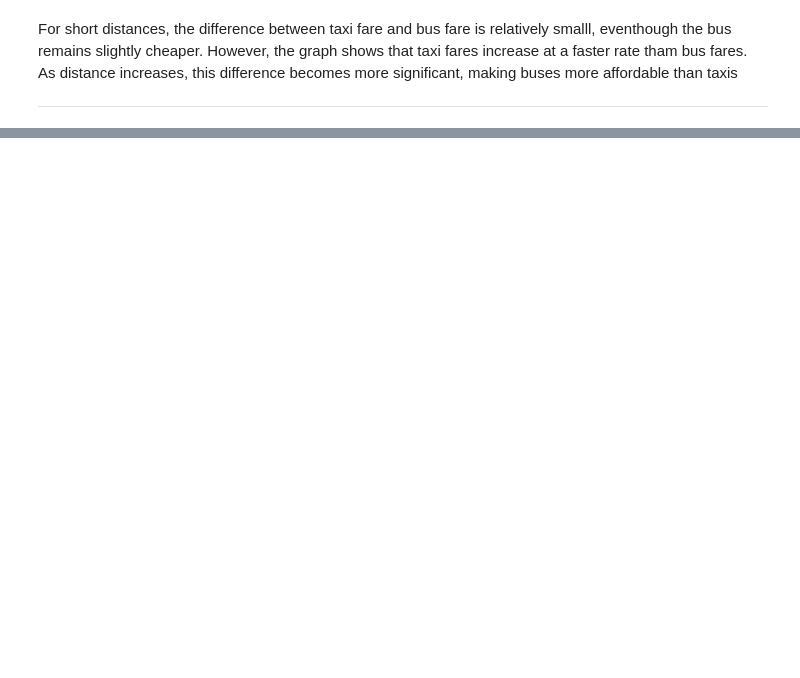
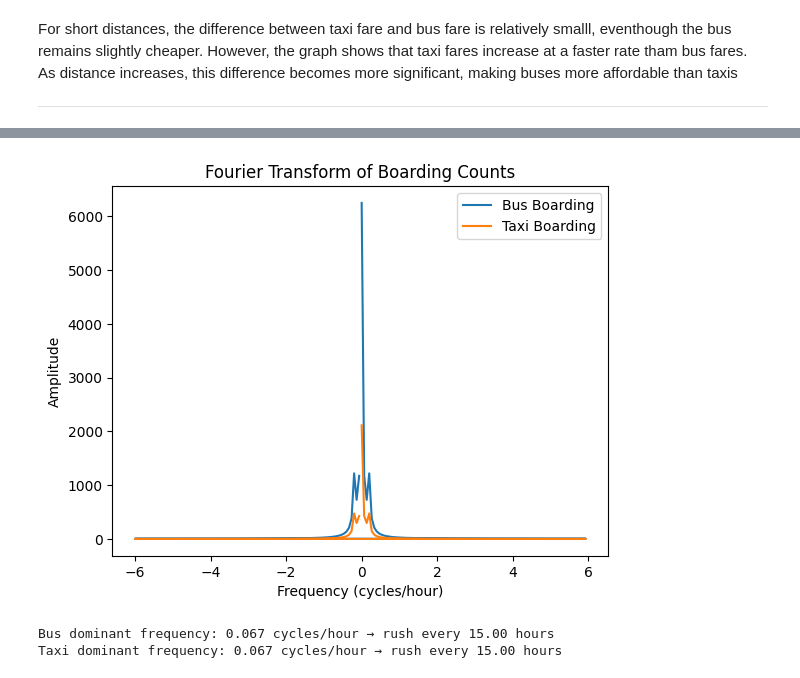
Before and after one commit to Faara34/-Optimisation-of-Travel-Routes-in-Colombo-Using-Python, a Jupyter notebook: Mathcw.ipynb, the cells around one changed output, grey strips where cells are left out. Cells and saved outputs as stored; diff of their text form; code cells hidden in the pictures; blank space fills up the shorter version.

```diff
--- a/Mathcw.ipynb
+++ b/Mathcw.ipynb
@@ -64,0 +122,52 @@ For short distances, the difference between taxi fare and bus fare is relatively
+# %%
+#bus and taxi boarding counts
+bus_boarding = (30 +
+                20*np.sin(2*np.pi*time_intervals/morning_interval) +
+                15*np.sin(2*np.pi*time_intervals/evening_interval))
+# %%
+taxi_boarding = (10 +
+                 8*np.sin(2*np.pi*time_intervals/morning_interval) +
+                 5*np.sin(2*np.pi*time_intervals/evening_interval))
+# %%
+#applying fourier
+bus_fft = np.fft.fft(bus_boarding)
+taxi_fft = np.fft.fft(taxi_boarding)
+
+freqs = np.fft.fftfreq(180, d=interval_length)
+# %%
+#take magnitude
+bus_mag = np.abs(bus_fft)
+taxi_mag = np.abs(taxi_fft)
+# %%
+#plot fft
+plt.plot(freqs, bus_mag, label='Bus Boarding')
+plt.plot(freqs, taxi_mag, label='Taxi Boarding')
+plt.xlabel('Frequency (cycles/hour)')
+plt.ylabel('Amplitude')
+plt.title('V')
+plt.legend()
+plt.show()
+# %% [output]
+[figure, added]
+# %%
+pos_mask = freqs > 0  # only positive frequencies
+freqs_pos = freqs[pos_mask]
+bus_mag_pos = bus_mag[pos_mask]
+taxi_mag_pos = taxi_mag[pos_mask]
+
+# Dominant frequency
+bus_peak_index = np.argmax(bus_mag_pos)
+taxi_peak_index = np.argmax(taxi_mag_pos)
+
+bus_peak_freq = freqs_pos[bus_peak_index]   # cycles per hour
+taxi_peak_freq = freqs_pos[taxi_peak_index]
+
+# Time between repeating peaks
+bus_rush_period = 1 / bus_peak_freq
+taxi_rush_period = 1 / taxi_peak_freq
+
+print(f"Bus dominant frequency: {bus_peak_freq:.3f} cycles/hour → rush every {bus_rush_period:.2f} hours")
+print(f"Taxi dominant frequency: {taxi_peak_freq:.3f} cycles/hour → rush every {taxi_rush_period:.2f} hours")
+# %% [output]
+Bus dominant frequency: 0.067 cycles/hour → rush every 15.00 hours
+Taxi dominant frequency: 0.067 cycles/hour → rush every 15.00 hours
```
Also changed, not shown: parts of 19 cells of this notebook.
